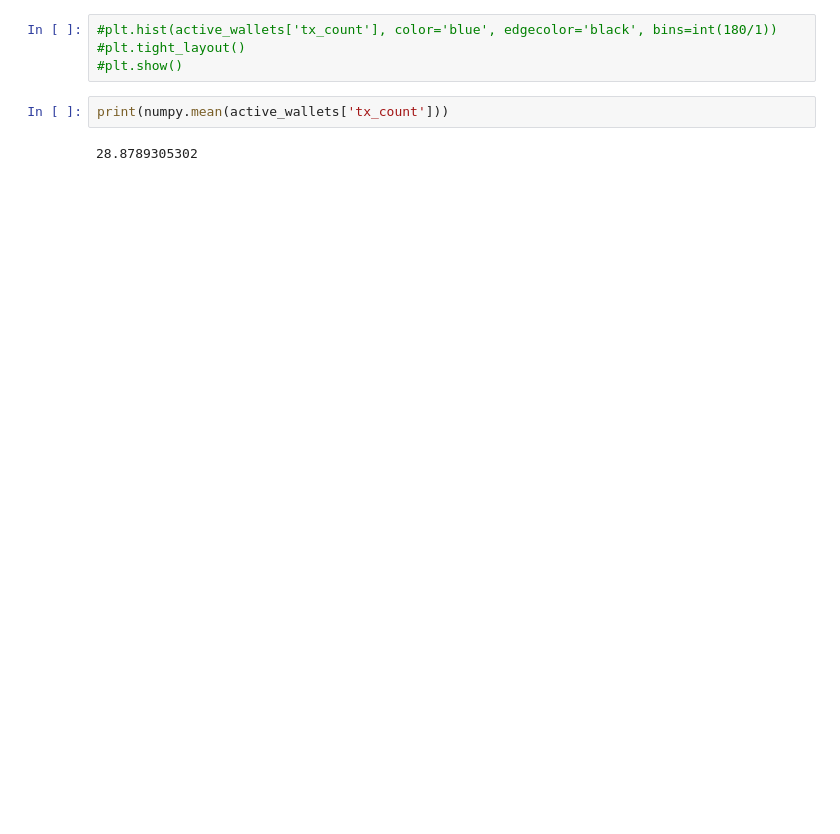
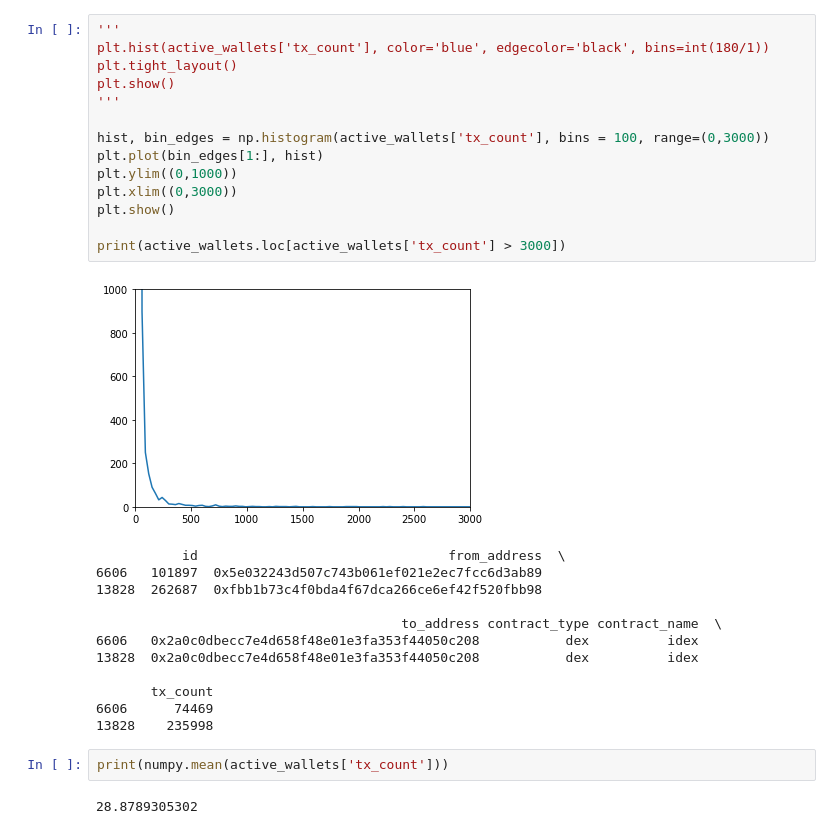
Before and after one commit to decipherhub/de-faker-algthm, a Jupyter notebook: active_account.ipynb, the cells around one changed output. Drawn from its saved outputs; the diff is of its cells as text; blank space fills up the shorter version.

```diff
--- a/active_account.ipynb
+++ b/active_account.ipynb
@@ -16,7 +19,30 @@ active_wallets[:3]
 # %%
-#plt.hist(active_wallets['tx_count'], color='blue', edgecolor='black', bins=int(180/1))
-#plt.tight_layout()
-#plt.show()
+'''
+plt.hist(active_wallets['tx_count'], color='blue', edgecolor='black', bins=int(180/1))
+plt.tight_layout()
+plt.show()
+'''
+
+hist, bin_edges = np.histogram(active_wallets['tx_count'], bins = 100, range=(0,3000))
+plt.plot(bin_edges[1:], hist)
+plt.ylim((0,1000))
+plt.xlim((0,3000))
+plt.show()
+
+print(active_wallets.loc[active_wallets['tx_count'] > 3000])
+# %% [output]
+[figure, added]
+           id                                from_address  \
+6606   101897  0x5e032243d507c743b061ef021e2ec7fcc6d3ab89
+13828  262687  0xfbb1b73c4f0bda4f67dca266ce6ef42f520fbb98
+
+                                       to_address contract_type contract_name  \
+6606   0x2a0c0dbecc7e4d658f48e01e3fa353f44050c208           dex          idex
+13828  0x2a0c0dbecc7e4d658f48e01e3fa353f44050c208           dex          idex
+
+       tx_count
+6606      74469
+13828    235998
 # %%
 print(numpy.mean(active_wallets['tx_count']))
 # %% [output]
```
Also changed, not shown: parts of 6 cells of this notebook, 4 other files.
